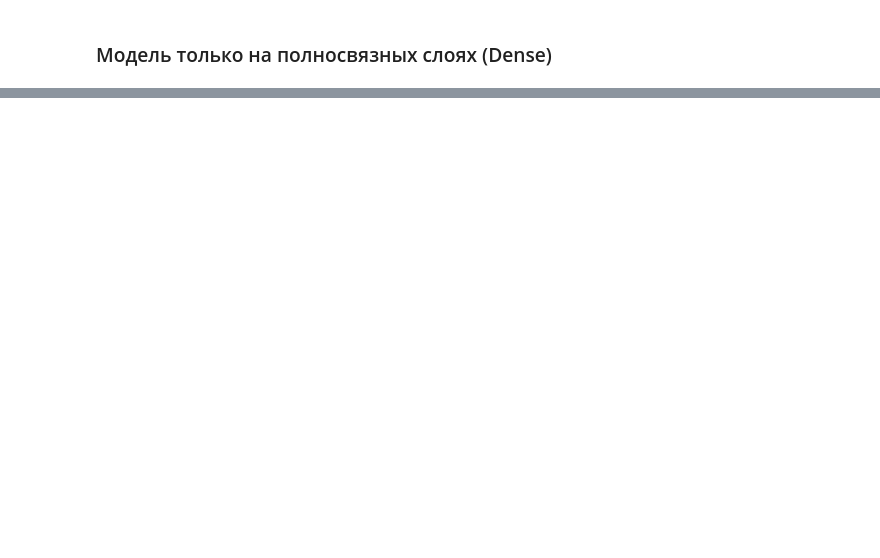
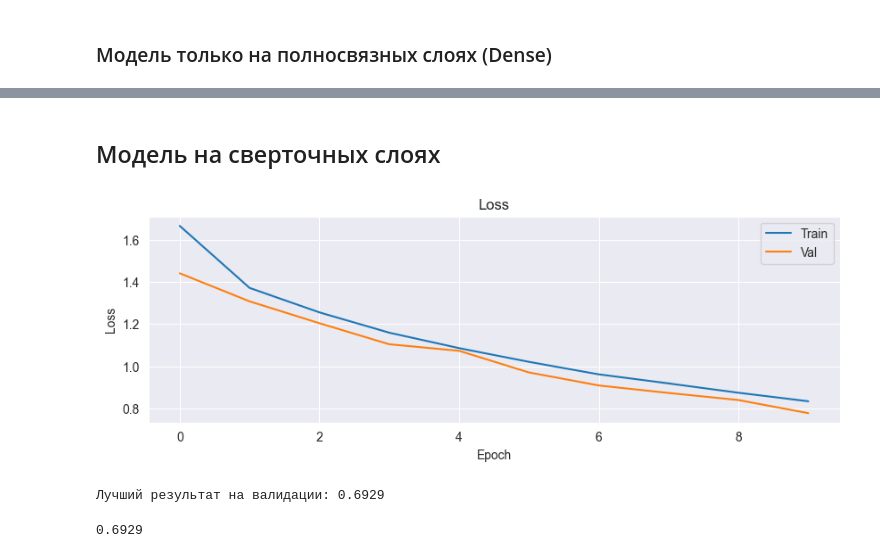
Before and after one commit to Alowator/Deep_Learning, a Jupyter notebook: 1/Task1.ipynb, the cells around one changed output, grey strips where cells are left out. Cells and saved outputs as stored; diff of their text form; code cells hidden in the pictures; blank space fills up the shorter version.

```diff
--- a/1/Task1.ipynb
+++ b/1/Task1.ipynb
@@ -144,0 +130,29 @@ test_layer_size(1, num_epochs=10)
+# %% [markdown]
+## Модель на сверточных слоях
+# %%
+class ConvModel(nn.Module):
+    def __init__(self):
+        super(ConvModel, self).__init__()
+        self.conv1 = nn.Conv2d(3, 32, kernel_size=3, padding=1)
+        self.conv2 = nn.Conv2d(32, 64, kernel_size=3, padding=1)
+        self.conv3 = nn.Conv2d(64, 128, kernel_size=3, padding=1)
+        self.fc1 = nn.Linear(4 * 4 * 128, 512)
+        self.fc2 = nn.Linear(512, 10)
+
+    def forward(self, x):
+        x = F.relu(self.conv1(x))
+        x = F.max_pool2d(x, 2)
+        x = F.relu(self.conv2(x))
+        x = F.max_pool2d(x, 2)
+        x = F.relu(self.conv3(x))
+        x = F.max_pool2d(x, 2)
+        x = x.view(-1, 4 * 4 * 128)
+        x = F.relu(self.fc1(x))
+        x = self.fc2(x)
+        return x
+
+test(ConvModel(), num_epochs=10)
+# %% [output]
+[figure, added]
+Лучший результат на валидации: 0.6929
+0.6929
```
Also changed, not shown: parts of 9 cells of this notebook, 2 other files.
